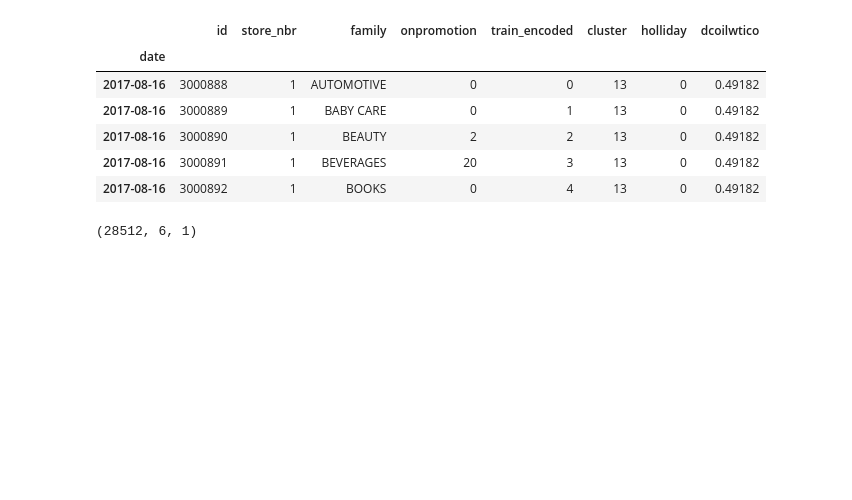
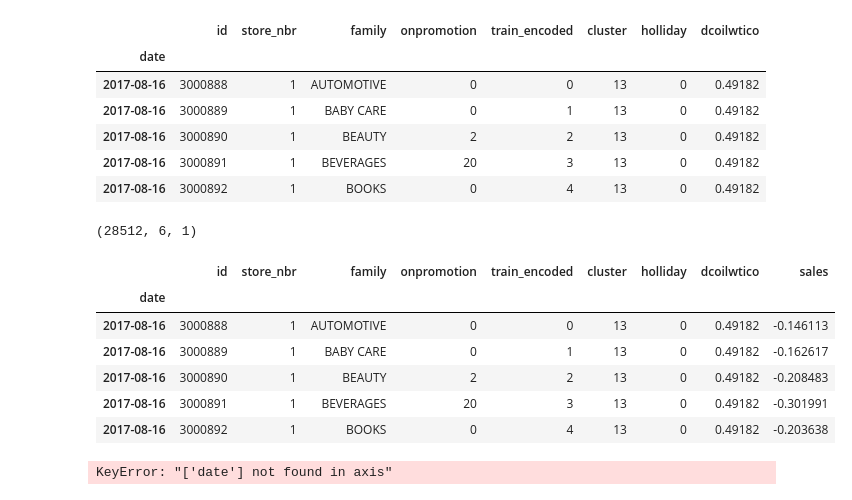
Before and after one commit to UFRJ-Analytica/kaggle-store-sales-time-series-forecasting, a Jupyter notebook: solution.ipynb, the cells around one changed output. Drawn from its saved outputs; the diff is of its cells as text; code cells hidden in the pictures; blank space fills up the shorter version.

Commit message:
Adding submission file

```diff
--- a/solution.ipynb
+++ b/solution.ipynb
@@ -467,0 +489,12 @@ model.predict(data_X)
+# %%
+test['sales'] = model.predict(data_X)
+# %%
+test.head()
+# %% [output]
+|  | id | store_nbr | family | onpromotion | train_encoded | cluster | holliday | dcoilwtico | sales |
+| date |  |  |  |  |  |  |  |  |  |
+| 2017-08-16 | 3000888 | 1 | AUTOMOTIVE | 0 | 0 | 13 | 0 | 0.49182 | -0.146113 |
+| 2017-08-16 | 3000889 | 1 | BABY CARE | 0 | 1 | 13 | 0 | 0.49182 | -0.162617 |
+| 2017-08-16 | 3000890 | 1 | BEAUTY | 2 | 2 | 13 | 0 | 0.49182 | -0.208483 |
+| 2017-08-16 | 3000891 | 1 | BEVERAGES | 20 | 3 | 13 | 0 | 0.49182 | -0.301991 |
+| 2017-08-16 | 3000892 | 1 | BOOKS | 0 | 4 | 13 | 0 | 0.49182 | -0.203638 |
@@ -467,0 +503,4 @@ model.predict(data_X)
+# %%
+team_submission.reset_index().drop('date',axis=1,inplace=True)
+# %% [output]
+KeyError: "['date'] not found in axis"
```
Also changed, not shown: parts of 15 cells of this notebook, 1 other file.
